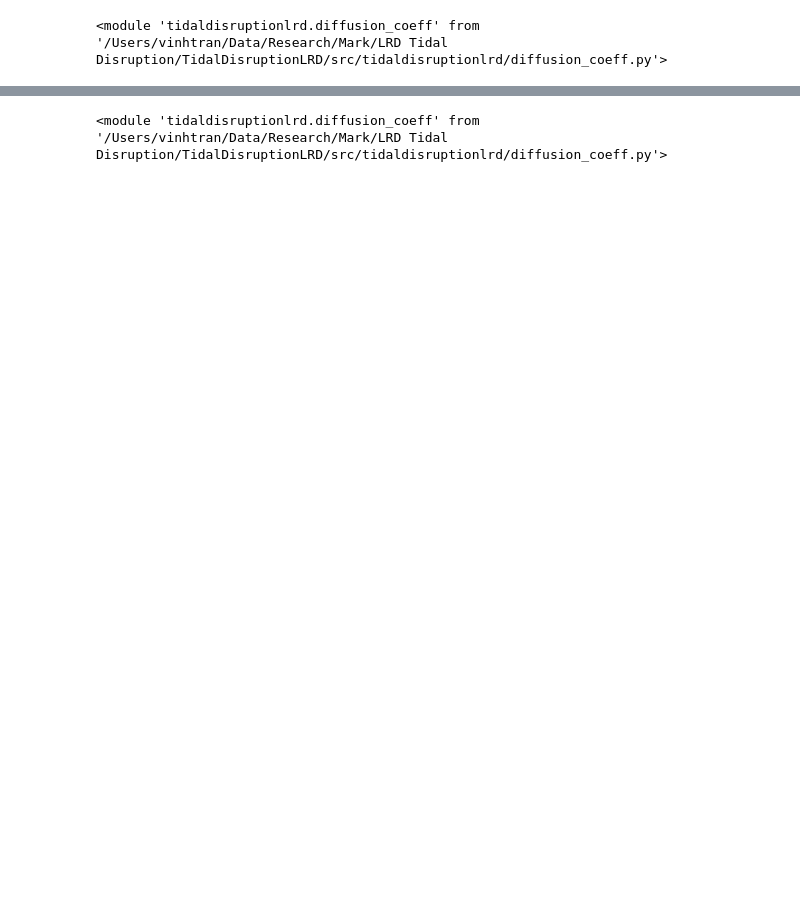
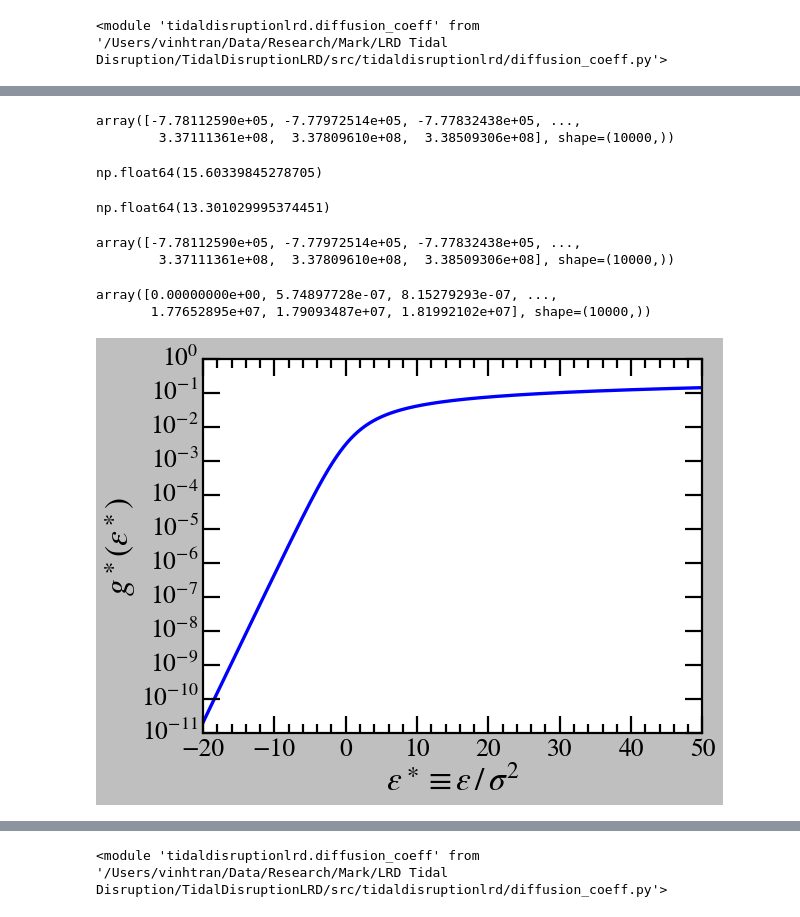
Before and after one commit to vinh-qtran/TidalDisruptionLRD, a Jupyter notebook: nbs/test.ipynb, the cells around one changed output, grey strips where cells are left out. Cells and saved outputs as stored; diff of their text form; code cells hidden in the pictures; blank space fills up the shorter version.

```diff
--- a/nbs/test.ipynb
+++ b/nbs/test.ipynb
@@ -88,3 +77,51 @@ plt.show()
+# %%
+isothermal_sphere.eta_bins
+# %% [output]
+array([-7.78112590e+05, -7.77972514e+05, -7.77832438e+05, ...,
+        3.37111361e+08,  3.37809610e+08,  3.38509306e+08], shape=(10000,))
+# %%
+np.log10(np.trapezoid(isothermal_sphere.f_eta_bins, isothermal_sphere.eta_bins))
+# %% [output]
+np.float64(15.60339845278705)
+# %%
+np.log10(isothermal_sphere.stellar_mass_bins[-1])
+# %% [output]
+np.float64(13.301029995374451)
+# %%
+isothermal_sphere.eta_bins
+# %% [output]
+array([-7.78112590e+05, -7.77972514e+05, -7.77832438e+05, ...,
+        3.37111361e+08,  3.37809610e+08,  3.38509306e+08], shape=(10000,))
+# %%
+isothermal_sphere.f_eta_bins
+# %% [output]
+array([0.00000000e+00, 5.74897728e-07, 8.15279293e-07, ...,
+       1.77652895e+07, 1.79093487e+07, 1.81992102e+07], shape=(10000,))
+# %%
+plt.plot(
+    isothermal_sphere.eta_bins / isothermal_sphere.sigma**2,
+    isothermal_sphere.f_eta_bins
+    * isothermal_sphere.r_h**3
+    * isothermal_sphere.sigma**3
+    / isothermal_sphere.M_bh,
+)
+
+# plt.axvline(-isothermal_sphere.stellar_phi_bins[np.argmin(isothermal_sphere.r_bins - isothermal_sphere.r_h)] - G * isothermal_sphere.M_bh / isothermal_sphere.r_h / isothermal_sphere.sigma**2,
+#             color="k", ls="--", label=r"$\eta_h$")
+
+# plt.xscale("log")
+plt.yscale("log")
+
+plt.xlim(-20, 50)
+plt.ylim(1e-11, 1e0)
+
+plt.xlabel(r"$\epsilon^\ast \equiv \epsilon \, / \, \sigma^2$")
+plt.ylabel(r"$g^\ast (\epsilon^\ast)$")
+
+plt.tight_layout()
+plt.show()
+# %% [output]
+[figure, added]
 # %%
 plt.plot(
     isothermal_sphere.r_bins / isothermal_sphere.r_h,
```
Also changed, not shown: parts of 7 cells of this notebook, 1 other file.
